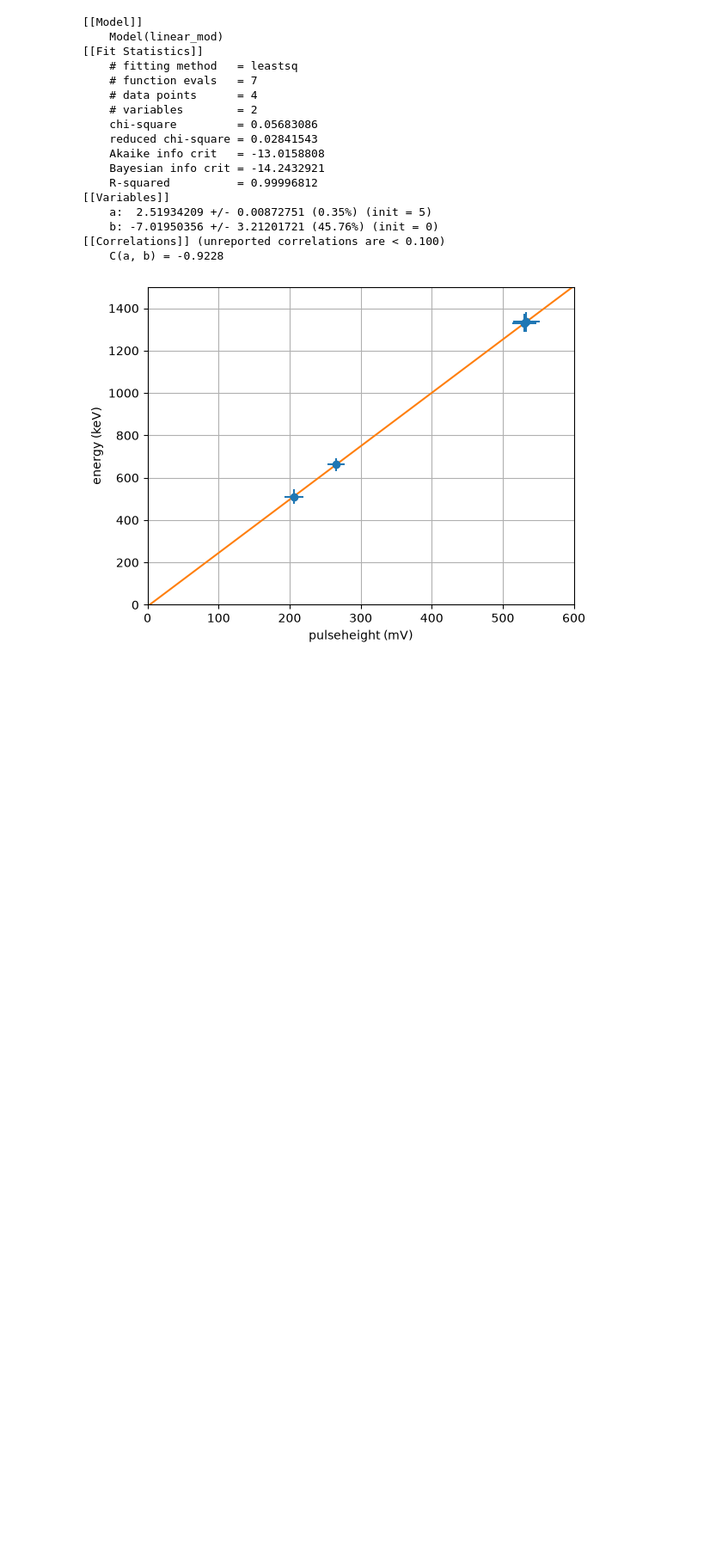
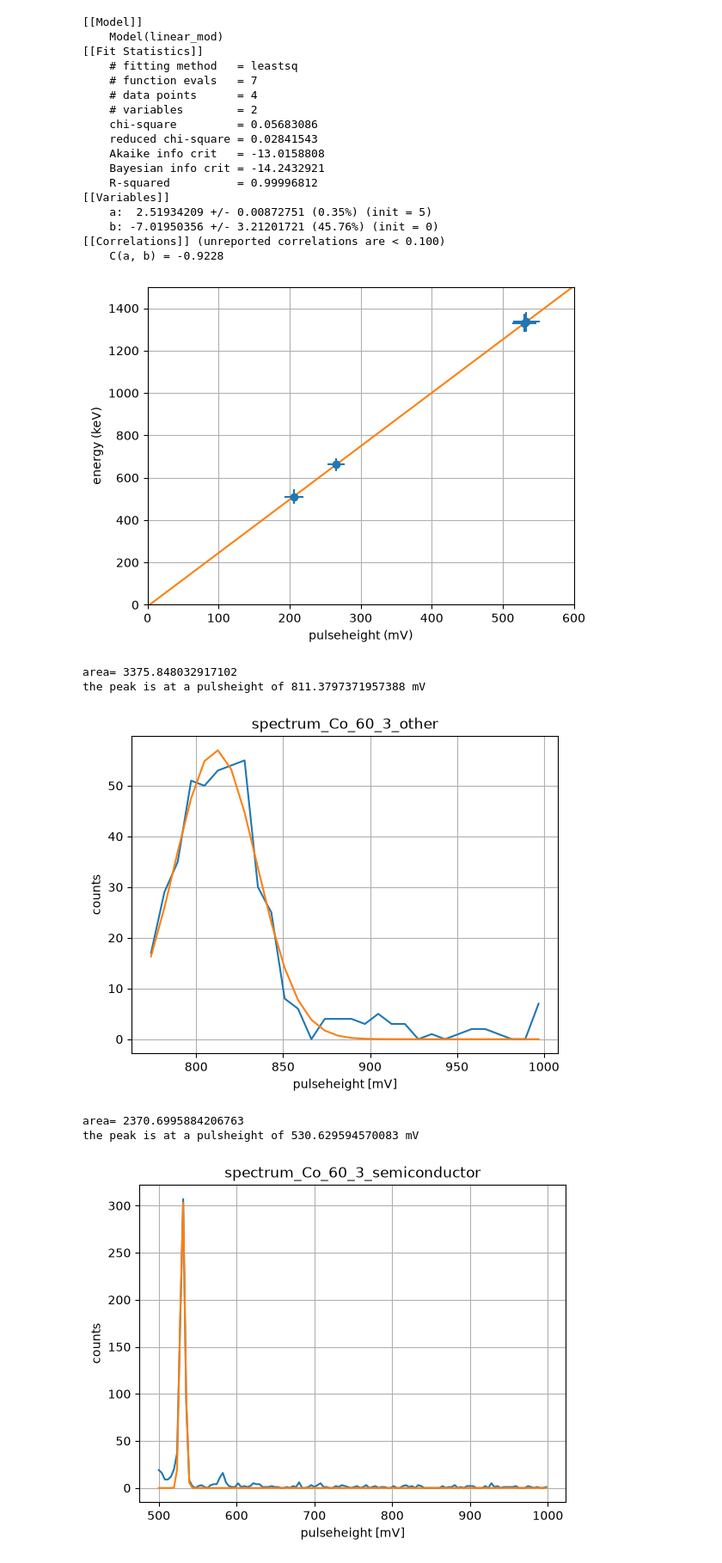
Before and after one commit to edwarddrenth/NSP2-particle-physics, a Jupyter notebook: fit.ipynb, the cells around one changed output. Shown at 86% size. Cells and saved outputs as stored; diff of their text form; code cells hidden in the pictures; blank space fills up the shorter version.

```diff
--- a/fit.ipynb
+++ b/fit.ipynb
@@ -254,3 +254,17 @@ plt.show()
 [[Correlations]] (unreported correlations are < 0.100)
     C(a, b) = -0.9228
 [figure]
+# %%
+fitten_pulseheight(
+    "spectrum_Co_60_3_other", 770,1000
+)
+fitten_pulseheight(
+    "spectrum_Co_60_3_semiconductor", 500,1000
+)
+# %% [output]
+area= 3375.848032917102
+the peak is at a pulsheight of 811.3797371957388 mV
+[figure, added]
+area= 2370.6995884206763
+the peak is at a pulsheight of 530.629594570083 mV
+[figure, added]
```
Also changed, not shown: parts of 1 cell of this notebook, 2 other files.
